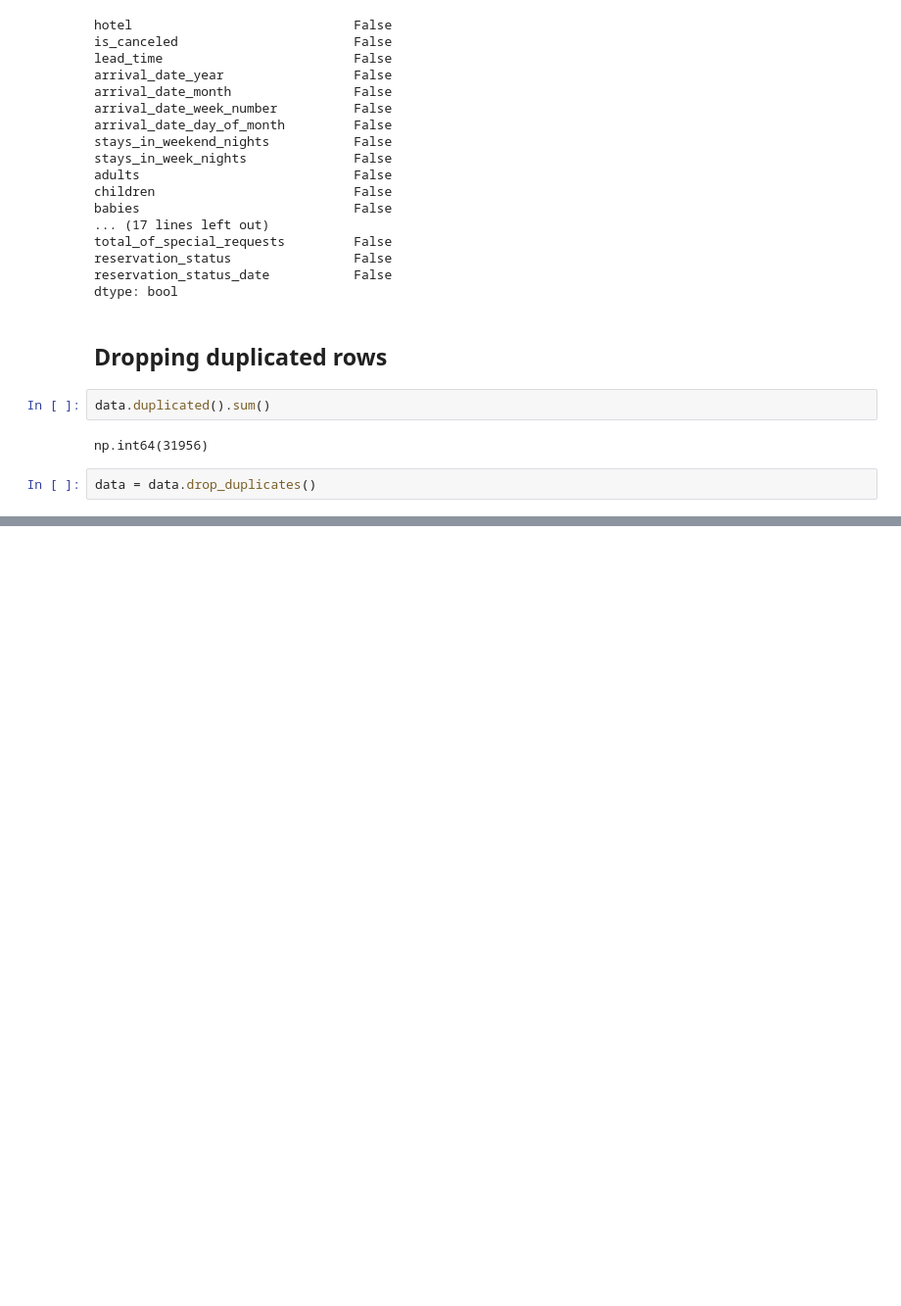
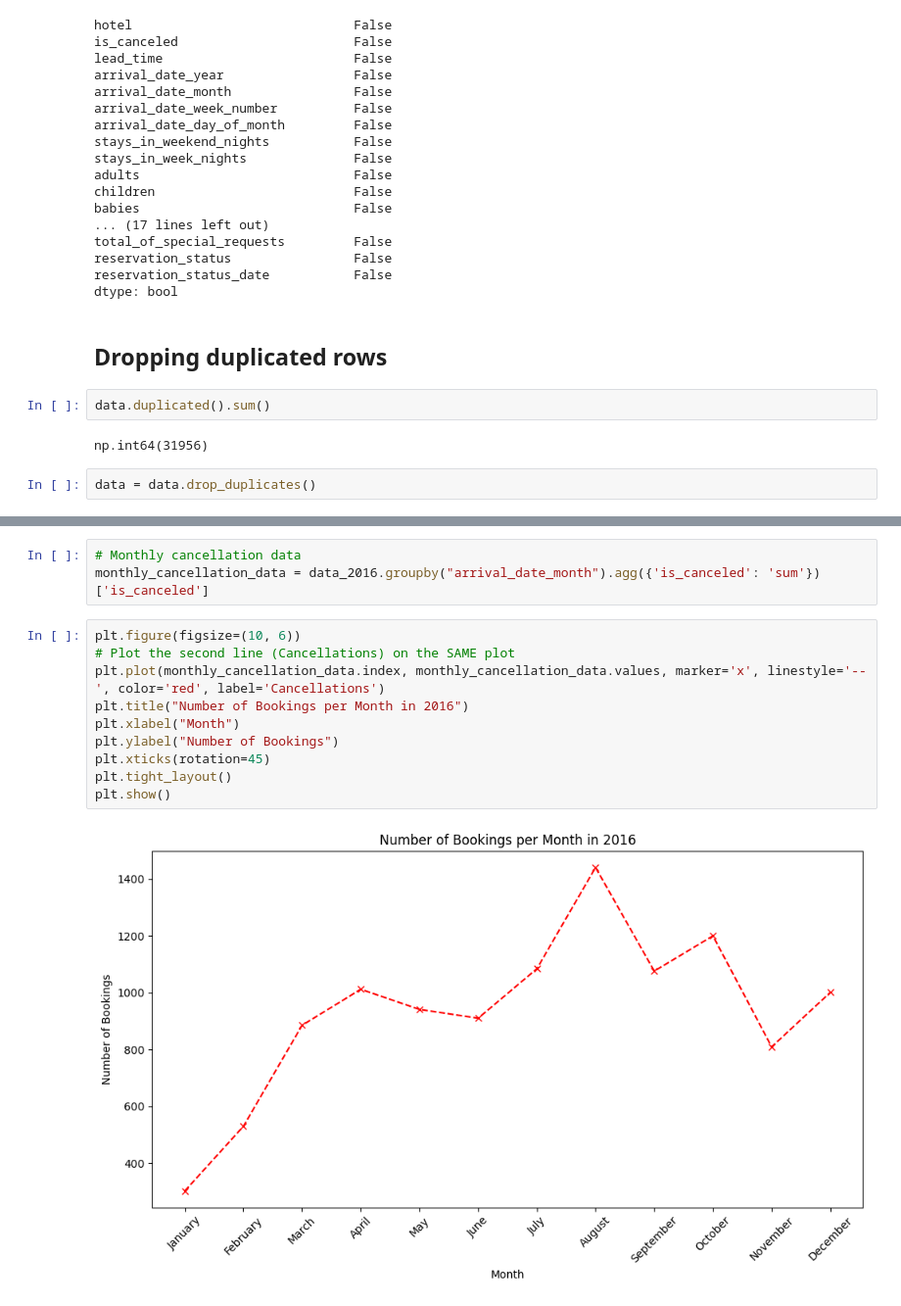
Before and after one commit to ChayanitBhateja/PDS_A1, a Jupyter notebook: code.ipynb, the cells around one changed output, grey strips where cells are left out. Shown: that part at 98% size. Drawn from its saved outputs; the diff is of its cells as text; blank space fills up the shorter version.

```diff
--- a/code.ipynb
+++ b/code.ipynb
@@ -135,0 +231,15 @@ data = data.drop_duplicates()
+# %%
+# Monthly cancellation data
+monthly_cancellation_data = data_2016.groupby("arrival_date_month").agg({'is_canceled': 'sum'})['is_canceled']
+# %%
+plt.figure(figsize=(10, 6))
+# Plot the second line (Cancellations) on the SAME plot
+plt.plot(monthly_cancellation_data.index, monthly_cancellation_data.values, marker='x', linestyle='--', color='red', label='Cancellations')
+plt.title("Number of Bookings per Month in 2016")
+plt.xlabel("Month")
+plt.ylabel("Number of Bookings")
+plt.xticks(rotation=45)
+plt.tight_layout()
+plt.show()
+# %% [output]
+[figure, added]
```
Also changed, not shown: parts of 22 cells of this notebook, 1 other file.
